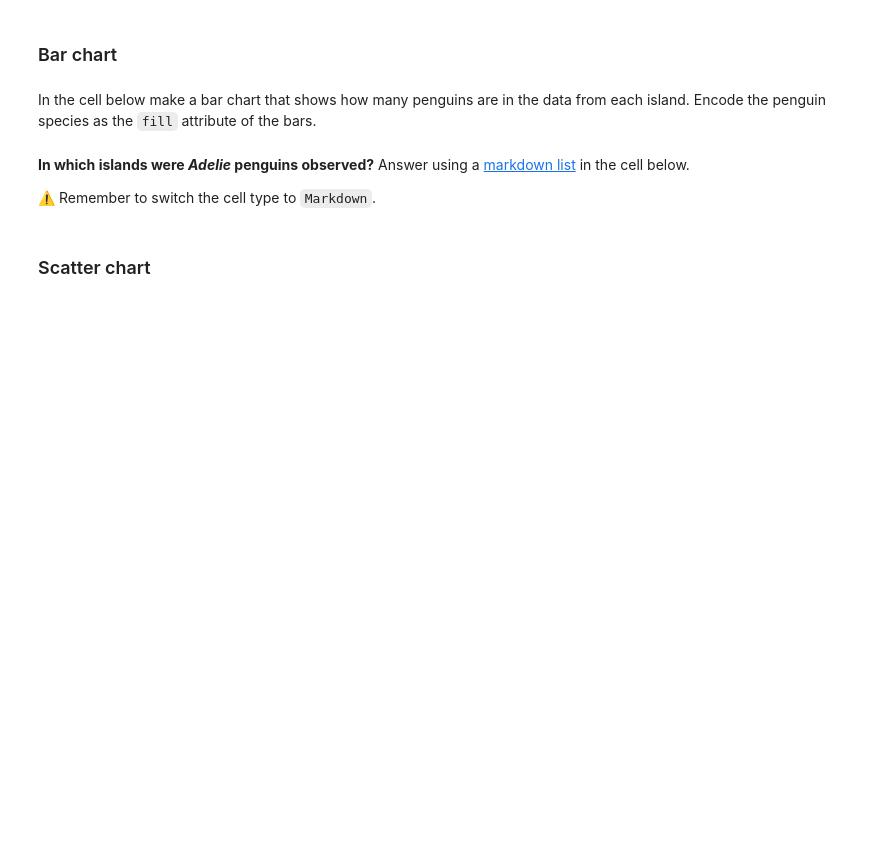
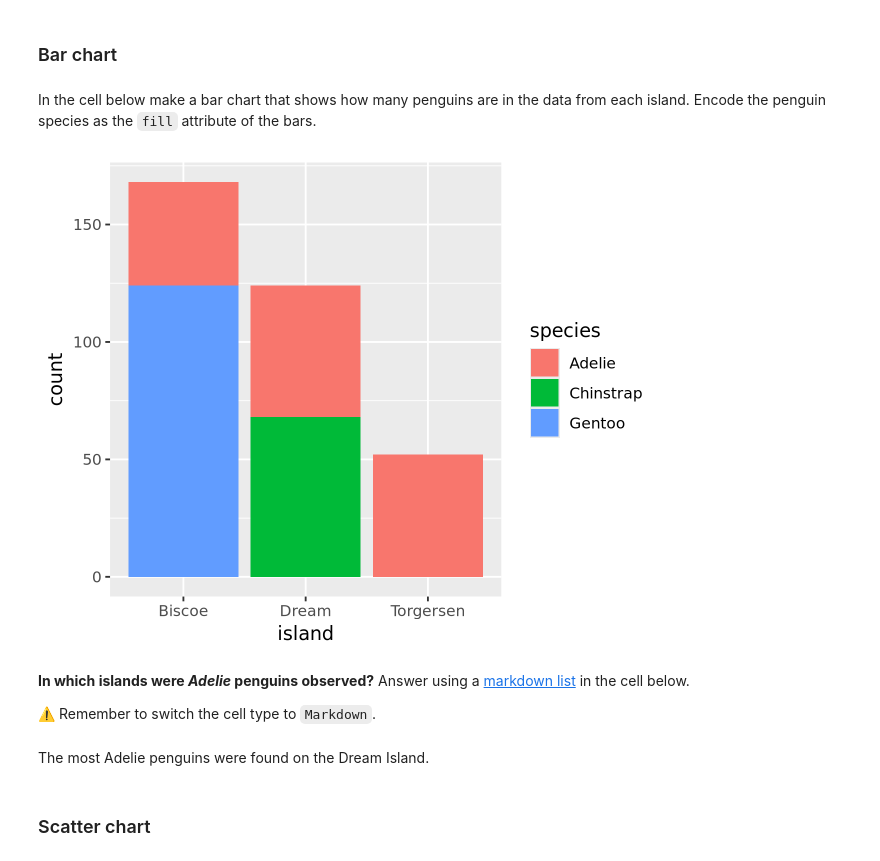
Before and after one commit to UNC-DATA-730/unit-2-assignment-sfurey98, a Jupyter notebook: assignment2.ipynb, the cells around one changed output. Saved outputs shown, nothing was run; the diff lists cells and outputs as text; code cells hidden in the pictures; blank space fills up the shorter version.

```diff
--- a/assignment2.ipynb
+++ b/assignment2.ipynb
@@ -21,10 +39,17 @@ We now have a data frame called `penguins` available. Use this table for the fol
 ### Bar chart
 # %% [markdown]
 In the cell below make a bar chart that shows how many penguins are in the data from each island. Encode the penguin species as the `fill` attribute of the bars.
+# %%
+ggplot(penguins, aes(x=island, fill = species)) +
+geom_bar()
+# %% [output]
+[figure, added]
 # %% [markdown]
 **In which islands were *Adelie* penguins observed?** Answer using a [markdown list](https://www.markdownguide.org/basic-syntax/#lists-1) in the cell below.
 
 ⚠️ Remember to switch the cell type to `Markdown`.
+# %% [markdown]
+The most Adelie penguins were found on the Dream Island.
 # %% [markdown]
 ### Scatter chart
 # %% [markdown]
```
Also changed, not shown: parts of 14 cells of this notebook.
